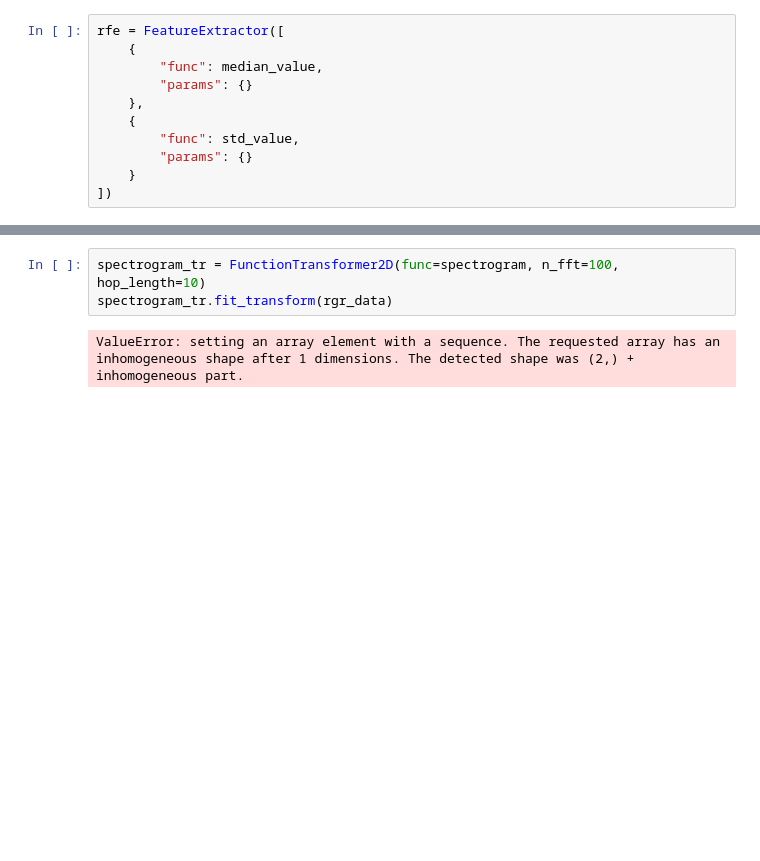
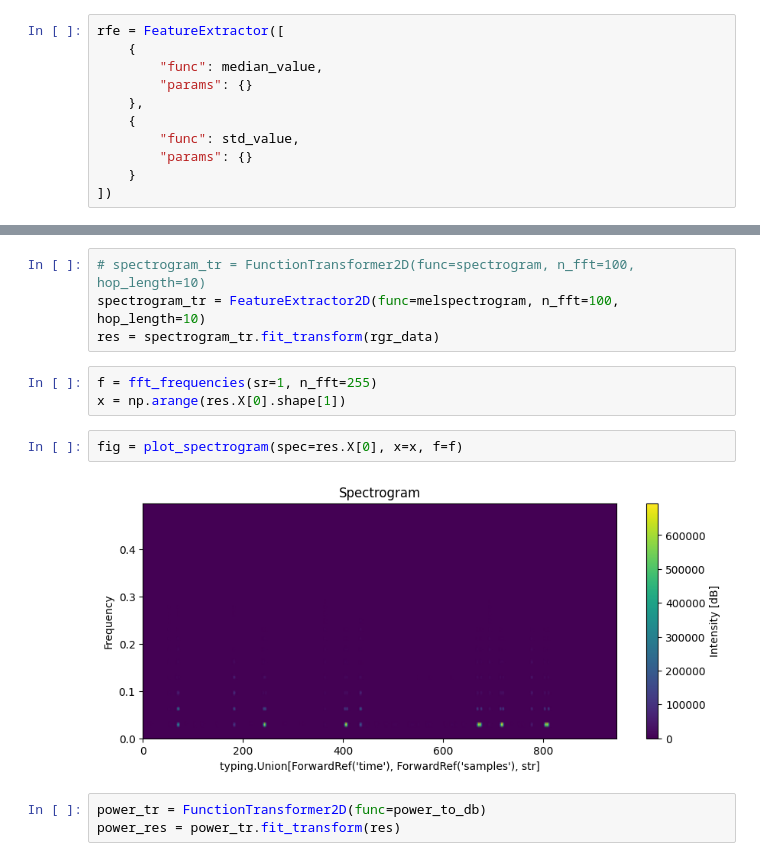
Before and after one commit to AIoT-Group-UoP/crossai-ts, a Jupyter notebook: examples/multi_axis_pipelines.ipynb, the cells around one changed output, grey strips where cells are left out. Saved outputs shown, nothing was run; the diff lists cells and outputs as text; blank space fills up the shorter version.

Commit message:
#104 fixed transformers to work for regression dataset

```diff
--- a/examples/multi_axis_pipelines.ipynb
+++ b/examples/multi_axis_pipelines.ipynb
@@ -62,5 +62,14 @@ ValueError: X and y must have the same number of columns.
 # %%
-spectrogram_tr = FunctionTransformer2D(func=spectrogram, n_fft=100, hop_length=10)
-spectrogram_tr.fit_transform(rgr_data)
+# spectrogram_tr = FunctionTransformer2D(func=spectrogram, n_fft=100, hop_length=10)
+spectrogram_tr = FeatureExtractor2D(func=melspectrogram, n_fft=100, hop_length=10)
+res = spectrogram_tr.fit_transform(rgr_data)
-# %% [output]
-ValueError: setting an array element with a sequence. The requested array has an inhomogeneous shape after 1 dimensions. The detected shape was (2,) + inhomogeneous part.
+# %%
+f = fft_frequencies(sr=1, n_fft=255)
+x = np.arange(res.X[0].shape[1])
+# %%
+fig = plot_spectrogram(spec=res.X[0], x=x, f=f)
+# %% [output]
+[figure, added]
+# %%
+power_tr = FunctionTransformer2D(func=power_to_db)
+power_res = power_tr.fit_transform(res)
```
Also changed, not shown: parts of 5 cells of this notebook, 2 other files.
